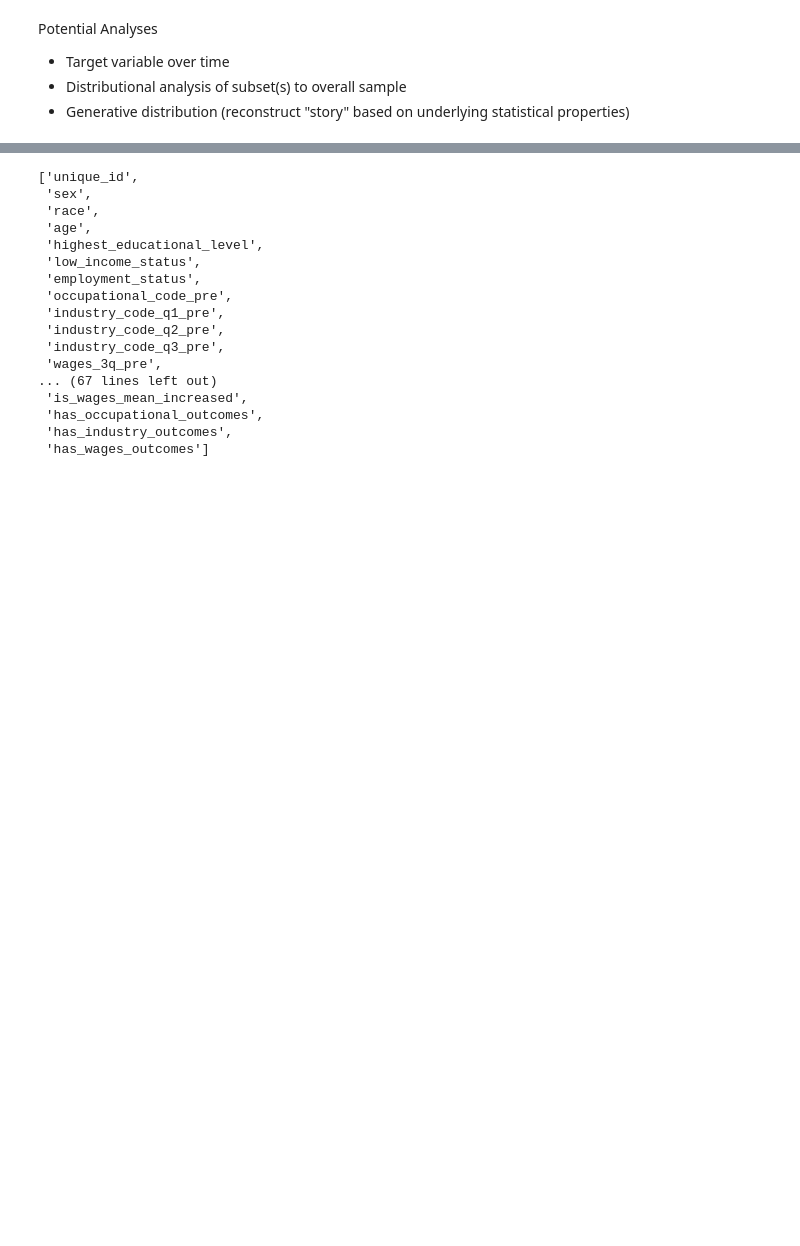
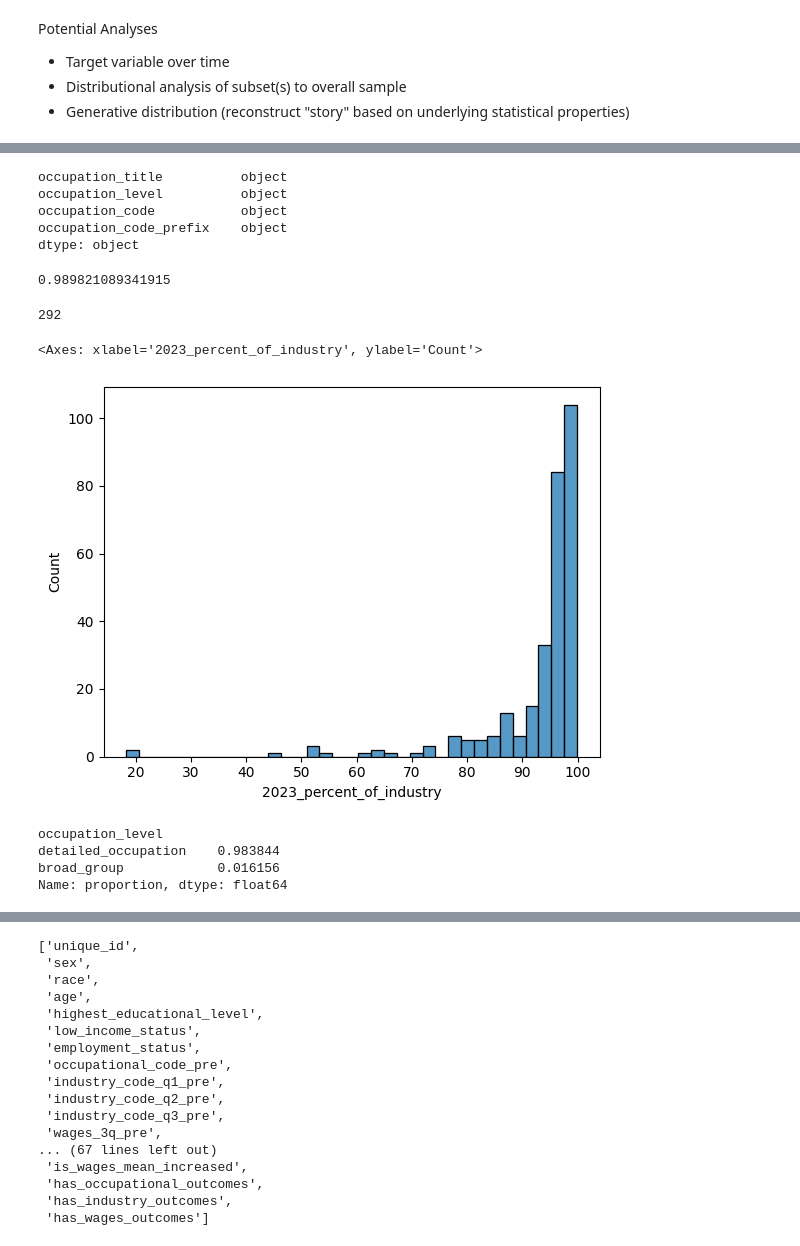
Before and after one commit to jcanedy/retrainability-index, a Jupyter notebook: notebooks/analyze_index_data.ipynb, the cells around one changed output, grey strips where cells are left out. Drawn from its saved outputs; the diff is of its cells as text; code cells hidden in the pictures; blank space fills up the shorter version.

Commit message:
feat: migrated over industries to prefect pipeline

```diff
--- a/notebooks/analyze_index_data.ipynb
+++ b/notebooks/analyze_index_data.ipynb
@@ -10,0 +14,3 @@ import numpy as np
+# %%
+df_industries = pd.read_parquet("../data/processed/industries/industries.parquet")
+df_occupations = pd.read_parquet("../data/processed/occupations/occupations.parquet")
@@ -10,0 +32,31 @@ import numpy as np
+# %%
+df_occupations.dtypes
+# %% [output]
+occupation_title          object
+occupation_level          object
+occupation_code           object
+occupation_code_prefix    object
+dtype: object
+# %%
+df_industry_occupations = df_industries.merge(df_occupations, on="occupation_code", how="inner")
+# %%
+len(df_industry_occupations) / len(df_industries)
+# %% [output]
+0.989821089341915
+# %%
+# Number of unique industry_code
+df_industry_occupations["industry_code"].nunique()
+# %% [output]
+292
+# %%
+sns.histplot(df_industry_occupations.groupby("industry_code")["2023_percent_of_industry"].sum().sort_values())
+# %% [output]
+<Axes: xlabel='2023_percent_of_industry', ylabel='Count'>
+[figure, added]
+# %%
+df_industry_occupations["occupation_level"].value_counts(normalize=True)
+# %% [output]
+occupation_level
+detailed_occupation    0.983844
+broad_group            0.016156
+Name: proportion, dtype: float64
```
Also changed, not shown: parts of 8 cells of this notebook, 7 other files.
